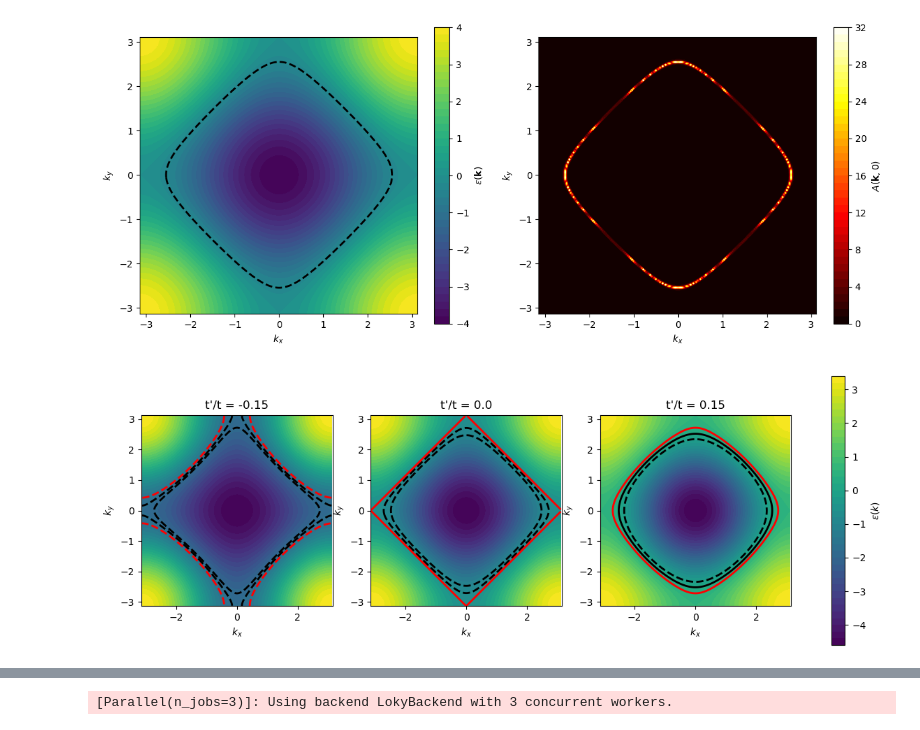
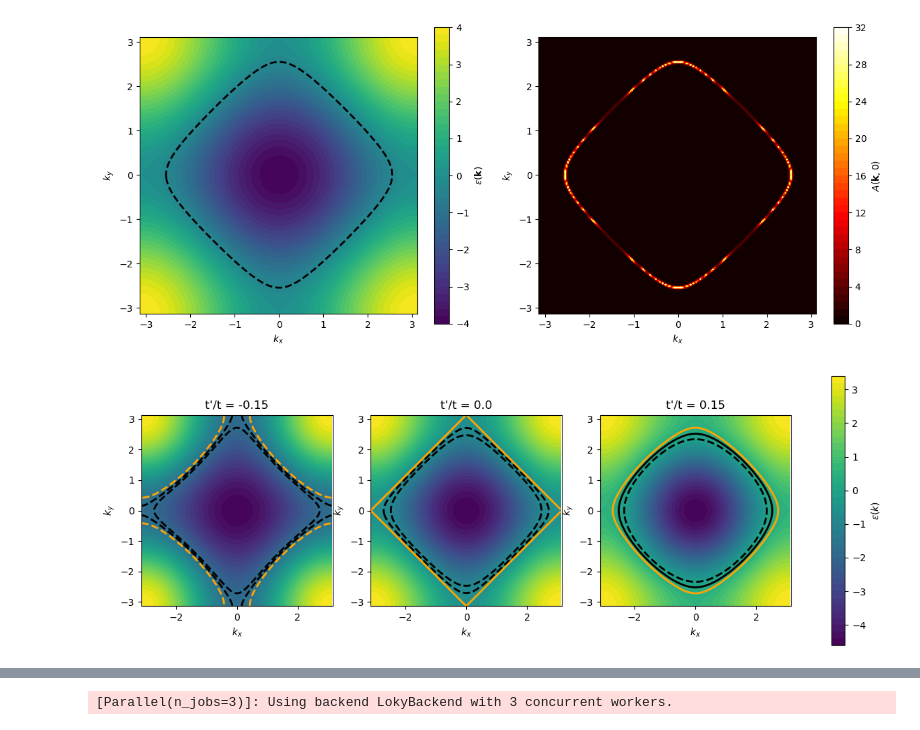
Before and after one commit to cctort/quantum_criticality, a Jupyter notebook: chi_rpa.ipynb, the cells around one changed output, grey strips where cells are left out. Drawn from its saved outputs; the diff is of its cells as text; code cells hidden in the pictures.

```diff
--- a/chi_rpa.ipynb
+++ b/chi_rpa.ipynb
@@ -83,32 +83,32 @@ kx = k_arr[:, 0].reshape(nk, nk) - np.pi
 ky = k_arr[:, 1].reshape(nk, nk) - np.pi
 
 T = 0.01
 n_list = [0.8, 0.9, 1.]
 
 fig, axes = plt.subplots(1, 3, figsize=(15, 5))
 
 for ax, tp in zip(axes, tp_list):
     square = LATTICE(dim=2, tp=tp)
 
     square.get_e_k(nk)
     eps = square.e_k.data[:, 0, 0].real
     eps = eps.reshape(nk, nk)
     eps = np.roll(np.roll(eps, nk//2, axis=0), nk//2, axis=1)
 
     cf = ax.contourf(kx, ky, eps, levels=50)
 
     mu_list = [get_mu(e_k=square.e_k, n_goal=n, beta=1/T) for n in n_list]
     ax.contour(kx, ky, eps, levels=mu_list[:-1], colors='black', linewidths=2)
-    ax.contour(kx, ky, eps, levels=[mu_list[-1]], colors='red', linewidths=2)
+    ax.contour(kx, ky, eps, levels=[mu_list[-1]], colors='orange', linewidths=2)
 
     ax.set_xlim(-np.pi, np.pi)
     ax.set_ylim(-np.pi, np.pi)
     ax.set_xlabel(r'$k_x$')
     ax.set_ylabel(r'$k_y$')
     ax.set_title(f"t'/t = {tp}")
     ax.set_aspect('equal')
 
 fig.colorbar(cf, ax=axes, label=r'$\varepsilon(k)$')
 plt.show()
 # %% [output]
-[figure, old version]
+[figure, new version]
```
Also changed, not shown: parts of 9 cells of this notebook, 3 other files.
